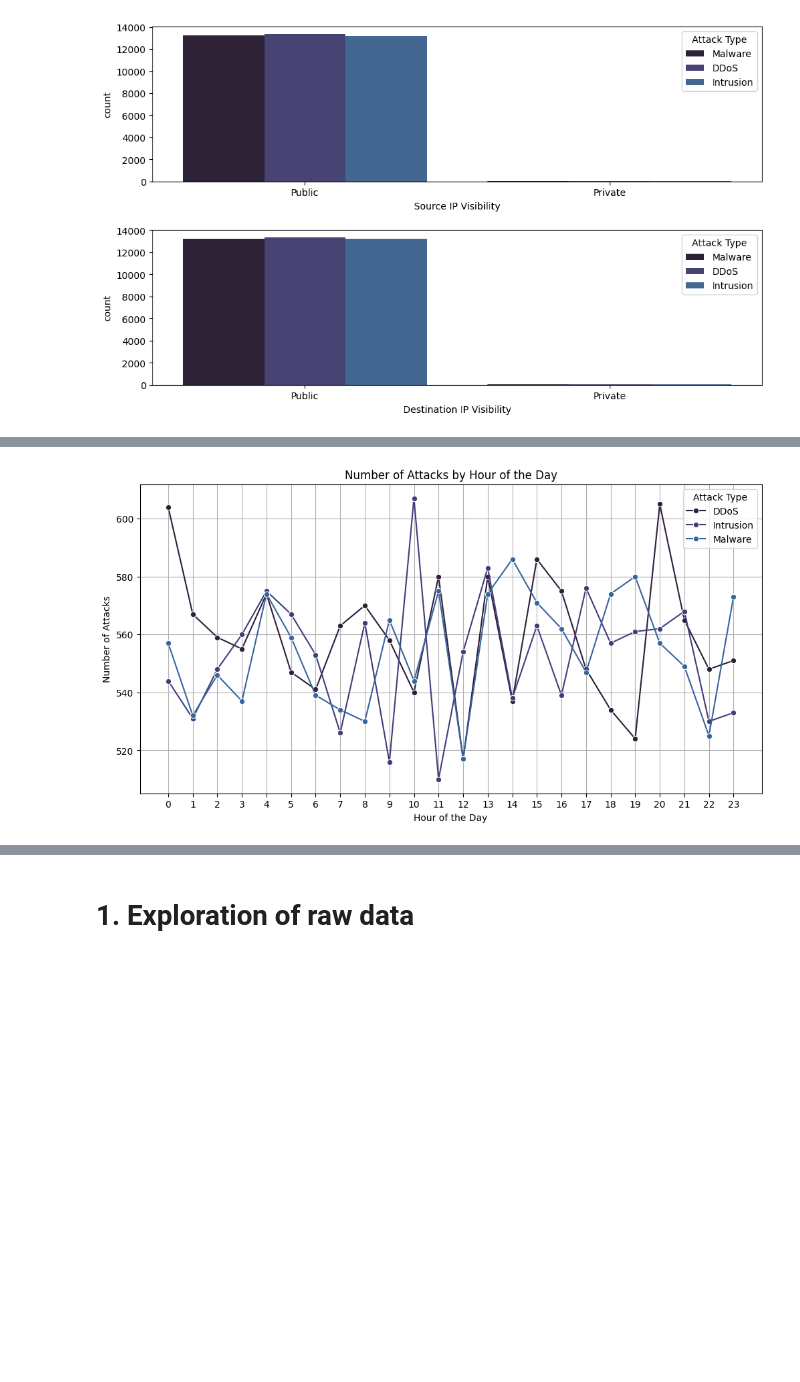
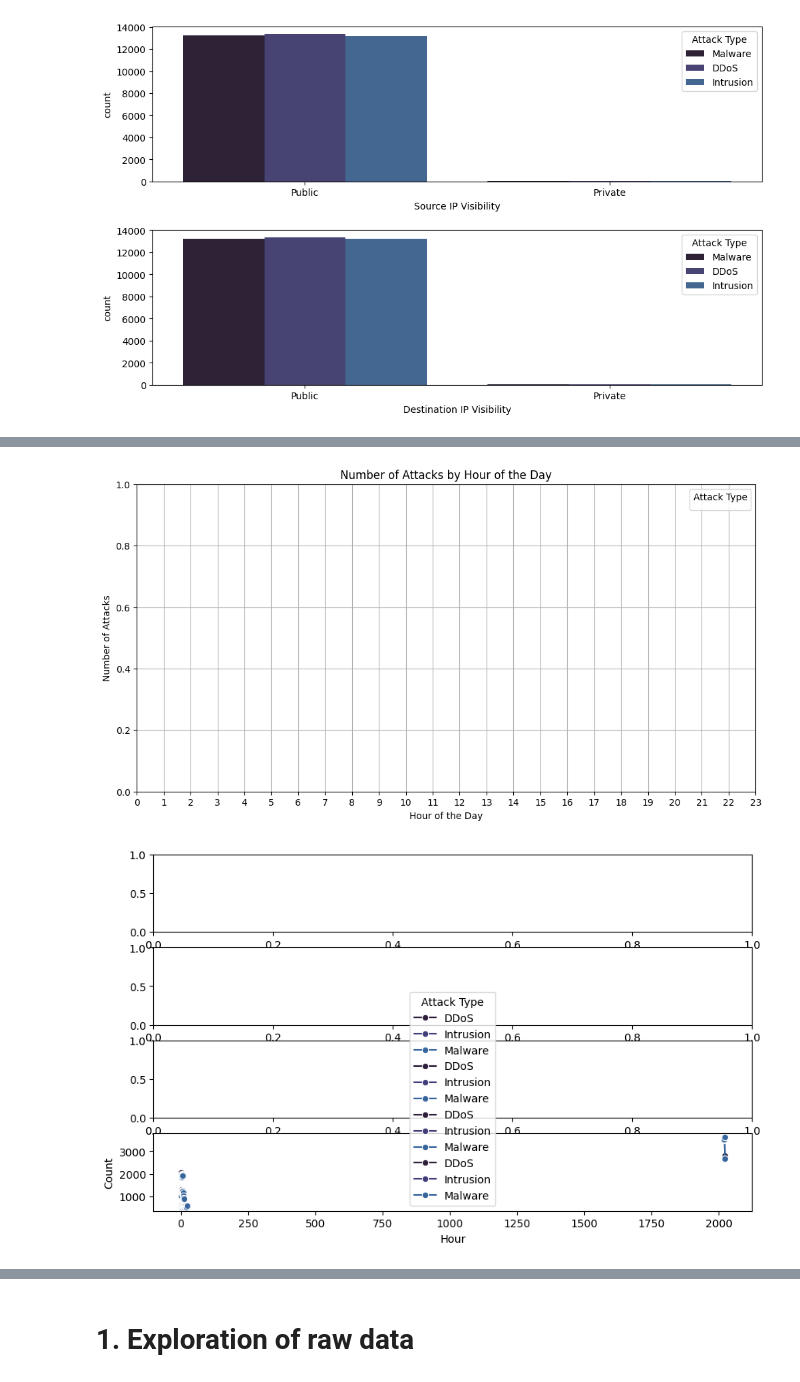
Before and after one commit to sacumesh/cyber-attack-predictor, a Jupyter notebook: notebooks/DataExplorationBeforeFeaturesEngeneering.ipynb, the cells around one changed output, grey strips where cells are left out. Saved outputs shown, nothing was run; the diff lists cells and outputs as text; code cells hidden in the pictures; blank space fills up the shorter version.

```diff
--- a/notebooks/DataExplorationBeforeFeaturesEngeneering.ipynb
+++ b/notebooks/DataExplorationBeforeFeaturesEngeneering.ipynb
@@ -466,0 +508,3 @@ Name: count, dtype: int64
+# %%
+cyber_security_df['Source Port Category'] = cyber_security_df['Source Port'].apply(categorize_port)
+cyber_security_df['Destination Port Category'] = cyber_security_df['Destination Port'].apply(categorize_port)
@@ -469,8 +548,5 @@ cyber_security_df['Timestamp'] = pd.to_datetime(cyber_security_df['Timestamp'])
 
 cyber_security_df['Year'] = cyber_security_df['Timestamp'].dt.year
 cyber_security_df['Month'] = cyber_security_df['Timestamp'].dt.month
-cyber_security_df['Day'] = cyber_security_df['Timestamp'].dt.day
 cyber_security_df['Hour'] = cyber_security_df['Timestamp'].dt.hour
-cyber_security_df['Minute'] = cyber_security_df['Timestamp'].dt.minute
-cyber_security_df['Second'] = cyber_security_df['Timestamp'].dt.second
 cyber_security_df['DayOfWeek'] = cyber_security_df['Timestamp'].dt.dayofweek
@@ -481,18 +554,20 @@ cyber_security_df['DayOfWeek'] = cyber_security_df['Timestamp'].dt.dayofweek
 # Pivot the data to get a heatmap-friendly format
 import matplotlib.pyplot as plt
 import seaborn as sns
-attack_counts_by_hour = cyber_security_df.groupby(['Hour', 'Attack Type']).size().reset_index(name='Count')
-pivot_table = attack_counts_by_hour.pivot(index='Attack Type', columns='Hour', values='Count').fillna(0)
 
-# Plot heatmap
-plt.figure(figsize=(12, 6))
-sns.heatmap(pivot_table, cmap="coolwarm", linewidths=0.5, linecolor="gray", annot=True, fmt=".0f")
+sns.set_palette("mako")
 
-# Formatting
-plt.xlabel("Hour of the Day")
-plt.ylabel("Attack Type")
-plt.title("Number of Attacks by Hour of the Day")
-plt.xticks(rotation=45)
+fig,(ax1, ax2, ax3, ax4) = plt.subplots(4, 1, figsize=(10, 6), sharex=False)
+
+time_axes_pairs = [('Hour', ax1), ('DayOfWeek', ax2), ('Month', ax3), ('Year', ax4)]
+
+for t, ax in time_axes_pairs:
+    groupby = cyber_security_df.groupby([t, 'Attack Type']).size().reset_index(name='Count')
+    pivot_table = groupby.pivot(index='Attack Type', columns=t, values='Count').fillna(0)
+    sns.heatmap(pivot_table, cmap="coolwarm", linewidths=0.5, linecolor="gray", annot=True, fmt=".0f", ax=ax)
+
+
+plt.tight_layout(h_pad=2)
 
 plt.show()
 # %% [output]
@@ -500,22 +575,38 @@ plt.show()
 # %%
 import matplotlib.pyplot as plt
 import seaborn as sns
 
 # Group and reshape data for line/bar plot
 attack_counts_by_hour = cyber_security_df.groupby(['Hour', 'Attack Type']).size().reset_index(name='Count')
 
 # Line Plot
 plt.figure(figsize=(12, 6))
-sns.lineplot(data=attack_counts_by_hour, x='Hour', y='Count', hue='Attack Type', marker='o')
+
 
 # Formatting
 plt.xlabel("Hour of the Day")
 plt.ylabel("Number of Attacks")
 plt.title("Number of Attacks by Hour of the Day")
 plt.xticks(range(0, 24))  # Ensuring all hours are visible
 plt.grid(True)
 plt.legend(title="Attack Type")
 
 plt.show()
+
+sns.set_palette("mako")
+
+fig,(ax1, ax2, ax3, ax4) = plt.subplots(4, 1, figsize=(10, 6), sharex=False)
+
+time_axes_pairs = [('Hour', ax1), ('DayOfWeek', ax2), ('Month', ax3), ('Year', ax4)]
+
+for t, ax in time_axes_pairs:
+    groupby = cyber_security_df.groupby([t, 'Attack Type']).size().reset_index(name='Count')
+    sns.lineplot(data=groupby, x=t, y='Count', hue='Attack Type', marker='o')
+
+
+plt.tight_layout(h_pad=2)
+
+plt.show()
 # %% [output]
-[figure, old version]
+[figure, new version]
+[figure, added]
```
Also changed, not shown: parts of 42 cells of this notebook.
